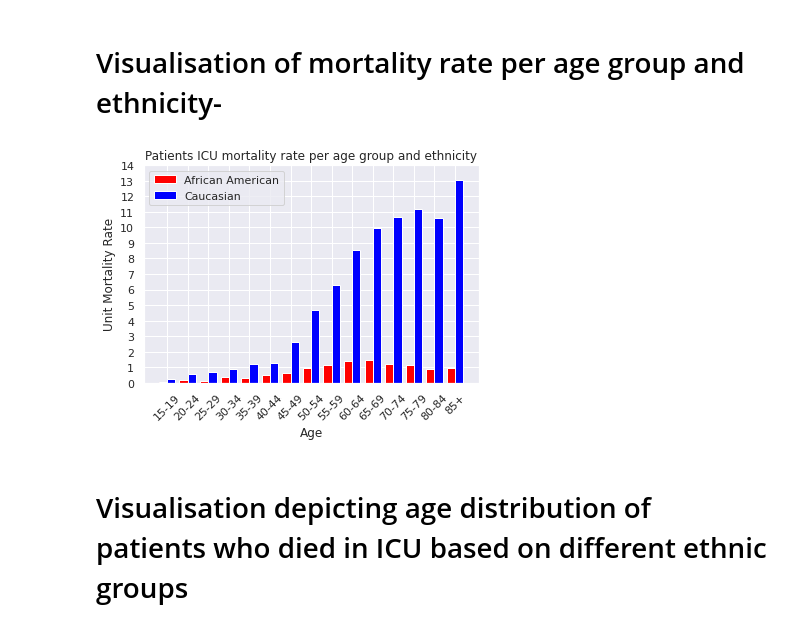
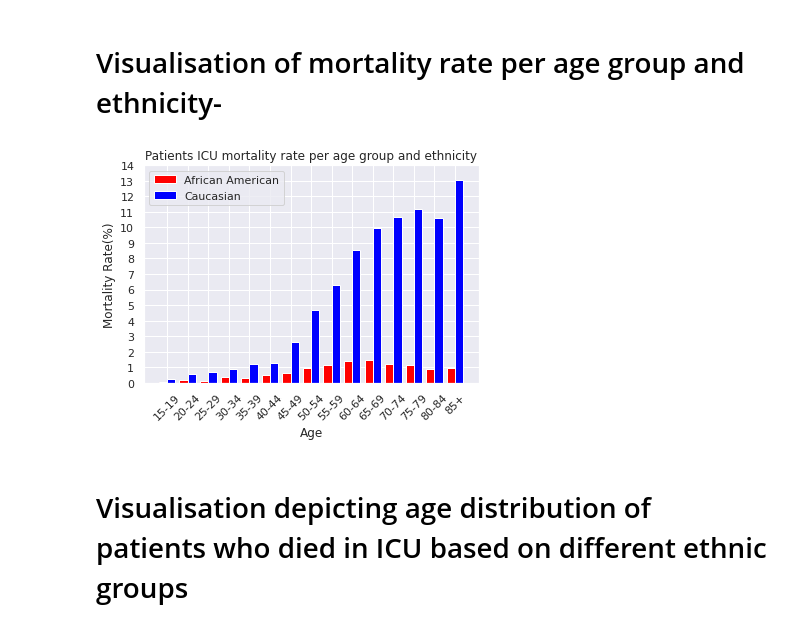
Before and after one commit to sumaiya08/clinical-decision-support, a Jupyter notebook: Plots.ipynb, the cells around one changed output. Drawn from its saved outputs; the diff is of its cells as text; code cells hidden in the pictures.

```diff
--- a/Plots.ipynb
+++ b/Plots.ipynb
@@ -598,21 +526,21 @@ Mortality rate(%) for age group 85+ is 13.076772040054976
 # %%
 N=15
 ind = np.arange(N)
 #index = np.arange(len(ages))
 #score_label = np.arange(0,12500,2500)
 width = 0.4
 p1 = plt.bar(ind,mor_aa,width,color="red",label="African American")
 p2 = plt.bar(ind+width,mor_ca,width,color="blue",label="Caucasian")
 plt.xlabel('Age')
-plt.ylabel('Unit Mortality Rate')
+plt.ylabel('Mortality Rate(%)')
 plt.title('Patients ICU mortality rate per age group and ethnicity')
 plt.xticks(ind + width/2, plt_ages,rotation =45)
 #plt.set_xticklabels(ages, rotation = 45, ha="right")
 plt.yticks(np.arange(0,15))
 plt.legend((p1[0], p2[0]), ('African American', 'Caucasian'))
 plt.show()
 # %% [output]
-[figure, old version]
+[figure, new version]
 # %% [markdown]
 # Visualisation depicting age distribution of patients who died in ICU based on different ethnic groups
 # %%
```
Also changed, not shown: parts of 19 cells of this notebook.
